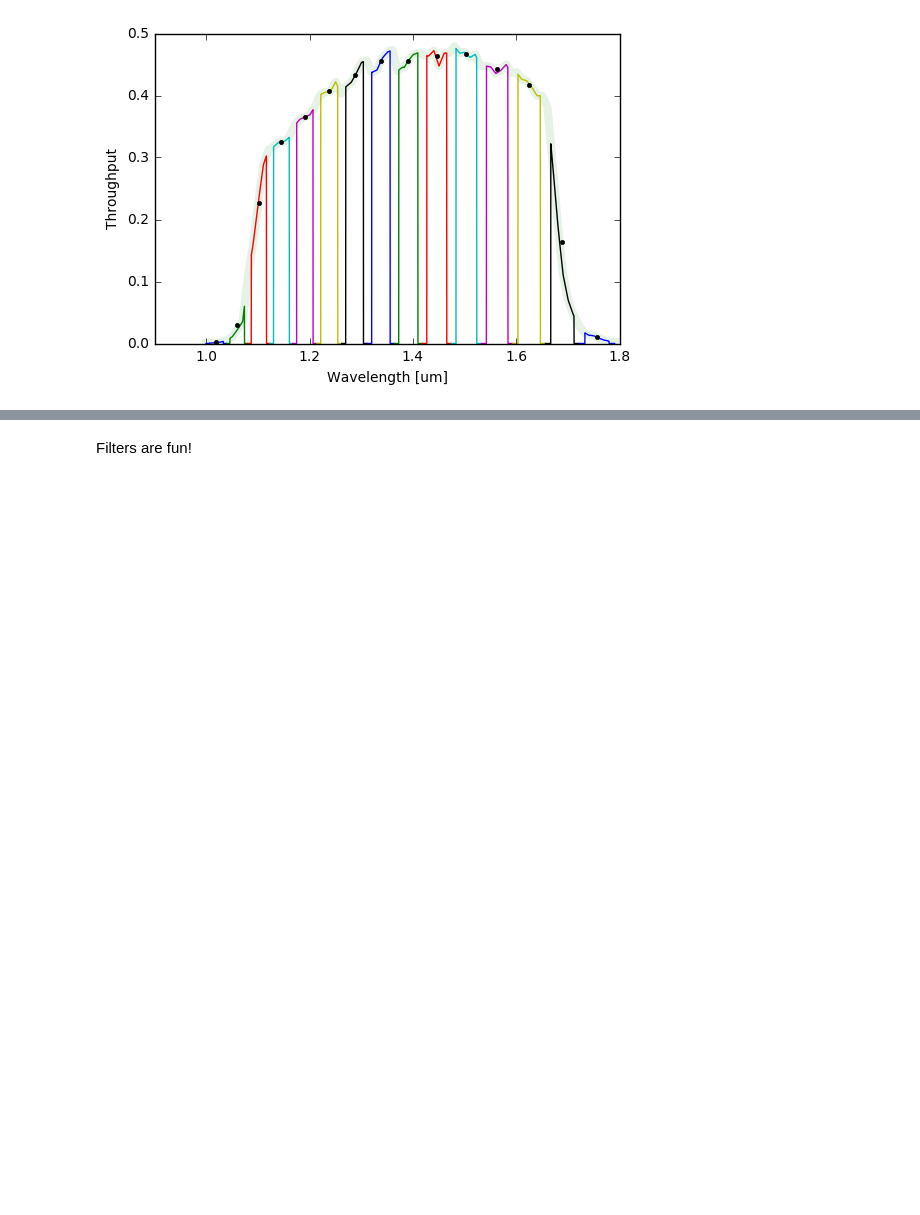
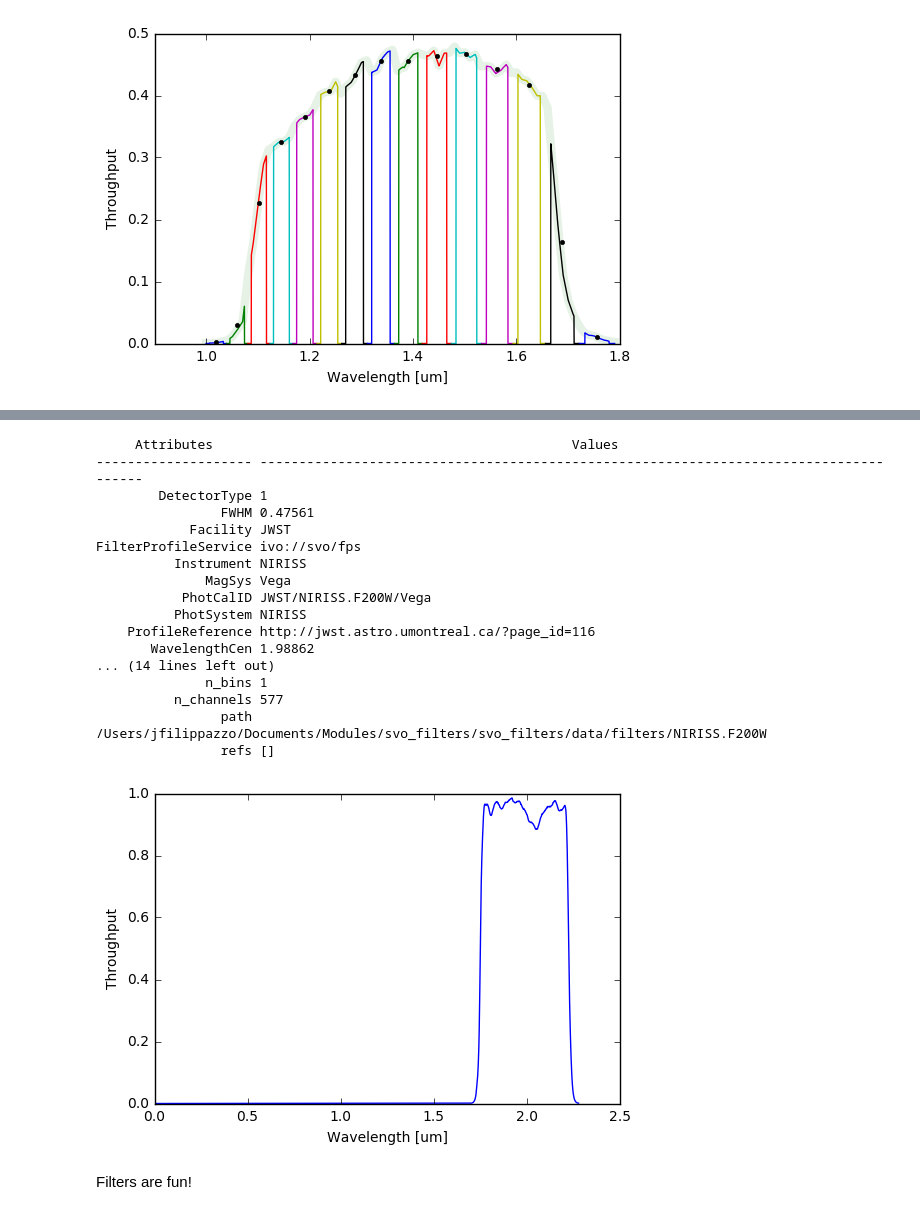
Before and after one commit to hover2pi/svo_filters, a Jupyter notebook: svo_demo.ipynb, the cells around one changed output, grey strips where cells are left out. Cells and saved outputs as stored; diff of their text form; code cells hidden in the pictures; blank space fills up the shorter version.

Commit message:
Added delete method and updated notebook.

```diff
--- a/svo_demo.ipynb
+++ b/svo_demo.ipynb
@@ -120,0 +128,6 @@ G141.plot()
+# %%
+# Delete one first!
+svo.Filter('NIRISS.F200W').delete()
+
+# Now try it...
+F200W = svo.Filter('NIRISS.F200W')
@@ -121,2 +148,24 @@ G141.plot()
+# %%
+F200W.info()
+F200W.plot()
+# %% [output]
+     Attributes                                              Values
+-------------------- --------------------------------------------------------------------------------------
+        DetectorType 1
+                FWHM 0.47561
+            Facility JWST
+FilterProfileService ivo://svo/fps
+          Instrument NIRISS
+              MagSys Vega
+           PhotCalID JWST/NIRISS.F200W/Vega
+          PhotSystem NIRISS
+    ProfileReference http://jwst.astro.umontreal.ca/?page_id=116
+       WavelengthCen 1.98862
+... (14 lines left out)
+              n_bins 1
+          n_channels 577
+                path /Users/jfilippazzo/Documents/Modules/svo_filters/svo_filters/data/filters/NIRISS.F200W
+                refs []
+[figure, added]
 # %% [markdown]
 Filters are fun!
```
Also changed, not shown: parts of 5 cells of this notebook, 2 other files.
